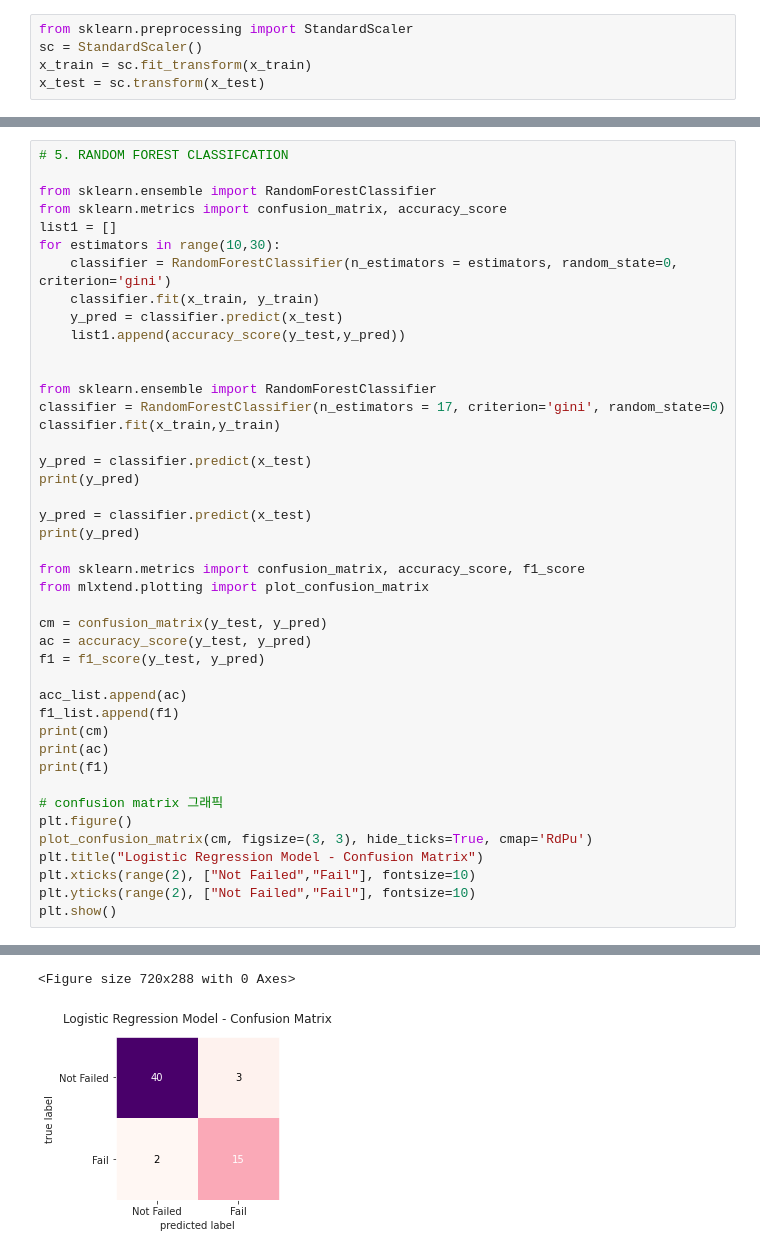
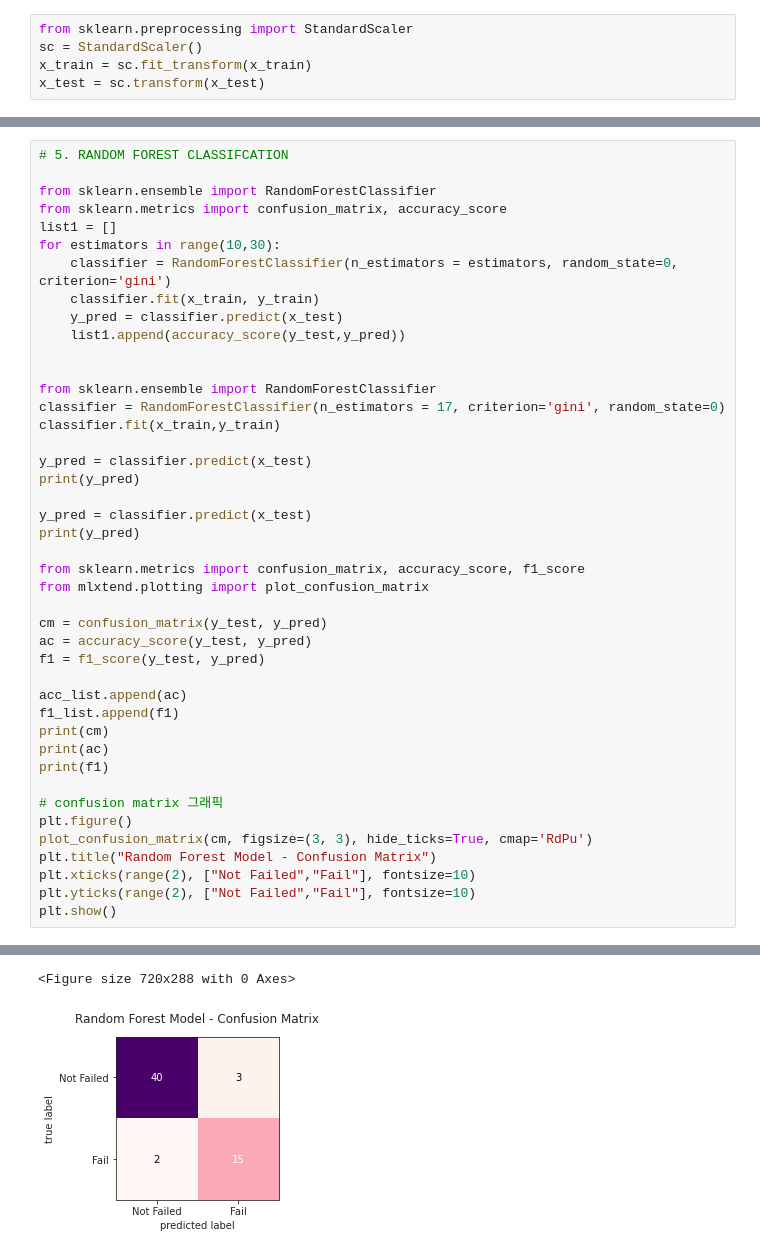
Before and after one commit to ggume/forgrad, a Jupyter notebook: for_grad.ipynb, the cells around one changed output, grey strips where cells are left out. Cells and saved outputs as stored; diff of their text form.

```diff
--- a/for_grad.ipynb
+++ b/for_grad.ipynb
@@ -575,32 +584,32 @@ print(y_pred)
 
 from sklearn.metrics import confusion_matrix, accuracy_score, f1_score
 from mlxtend.plotting import plot_confusion_matrix
 
 cm = confusion_matrix(y_test, y_pred)
 ac = accuracy_score(y_test, y_pred)
 f1 = f1_score(y_test, y_pred)
 
 acc_list.append(ac)
 f1_list.append(f1)
 print(cm)
 print(ac)
 print(f1)
 
 # confusion matrix 그래픽
 plt.figure()
 plot_confusion_matrix(cm, figsize=(3, 3), hide_ticks=True, cmap='RdPu')
-plt.title("Logistic Regression Model - Confusion Matrix")
+plt.title("Random Forest Model - Confusion Matrix")
 plt.xticks(range(2), ["Not Failed","Fail"], fontsize=10)
 plt.yticks(range(2), ["Not Failed","Fail"], fontsize=10)
 plt.show()
 # %% [output]
 [1 0 1 0 0 1 0 0 0 0 1 1 0 0 1 0 0 0 0 1 1 0 0 0 0 1 0 0 0 0 1 0 0 0 0 0 1
  0 0 0 0 0 0 0 1 1 0 0 0 0 1 0 0 1 1 0 1 0 1 0]
 [1 0 1 0 0 1 0 0 0 0 1 1 0 0 1 0 0 0 0 1 1 0 0 0 0 1 0 0 0 0 1 0 0 0 0 0 1
  0 0 0 0 0 0 0 1 1 0 0 0 0 1 0 0 1 1 0 1 0 1 0]
 [[40  3]
  [ 2 15]]
 0.9166666666666666
 0.8571428571428571
 <Figure size 720x288 with 0 Axes>
-[figure, old version]
+[figure, new version]
```
Also changed, not shown: parts of 12 cells of this notebook.
